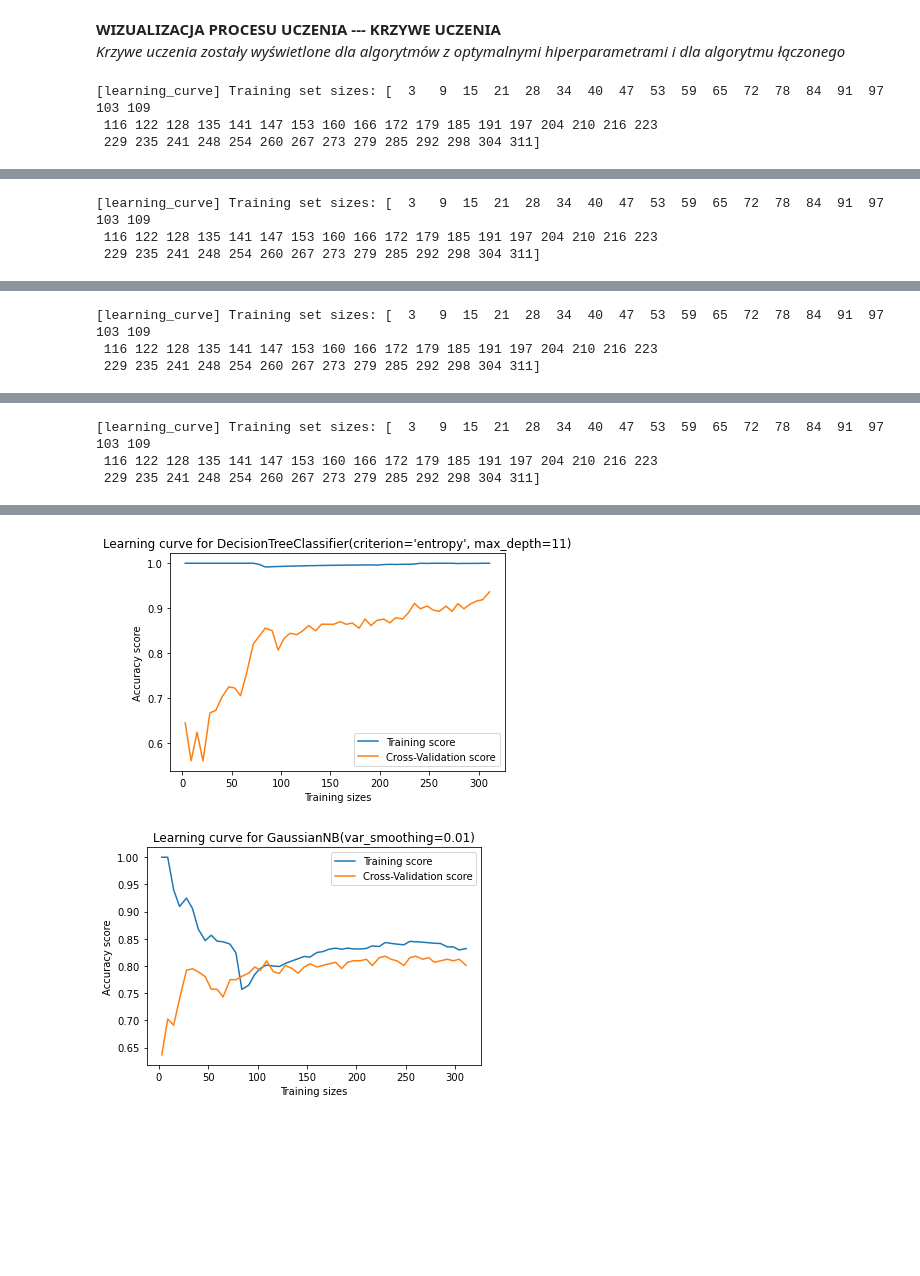
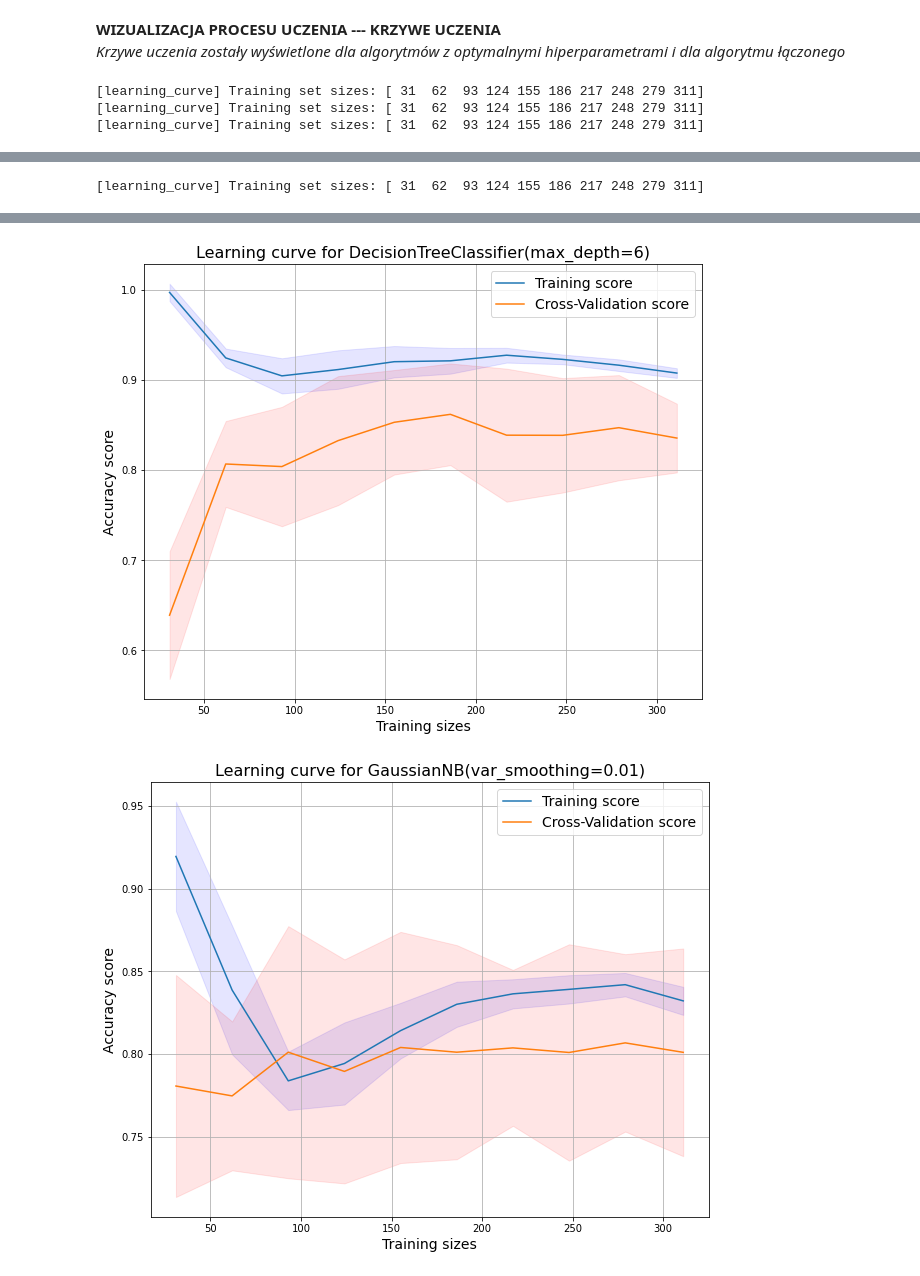
Before and after one commit to wiktor-kawa/Algorytmy-Uczenia-Maszynowego---Projekt, a Jupyter notebook: AUM_projekt.ipynb, the cells around one changed output, grey strips where cells are left out. Saved outputs shown, nothing was run; the diff lists cells and outputs as text; code cells hidden in the pictures; blank space fills up the shorter version.

```diff
--- a/AUM_projekt.ipynb
+++ b/AUM_projekt.ipynb
@@ -328,7 +328,7 @@ from sklearn.tree import DecisionTreeClassifier
 from sklearn.tree import export_graphviz
 import graphviz
 
-clf_tree = DecisionTreeClassifier(max_depth = 6, random_state = 0)
+clf_tree = DecisionTreeClassifier(max_depth = 2, random_state = 0)
 clf_tree.fit(X_train, y_train)
 
 y_predicted_tree = clf_tree.predict(X_test)
@@ -361,11 +361,11 @@ Liczba błędnie sklasyfikowanych samochodów ze wszystkich 346 w zbiorze testow
 from sklearn.model_selection import GridSearchCV
 
 param_grid = {
-    "max_depth": [1, 2, 3, 4, 5, 6, 7, 8, 9, 10, 11, 12, 13, 14, 15],
+    "max_depth": [2, 3, 4, 5, 6, 7],
     "criterion": ['gini', 'entropy', 'log_loss'],
 }
 
-search_tree = GridSearchCV(clf_tree, param_grid, n_jobs=2)
+search_tree = GridSearchCV(clf_tree, param_grid, n_jobs=-1)
 search_tree.fit(X_train, y_train)
 print("Najlepsze hiperparametry to: ")
 print(search_tree.best_params_)
@@ -456,7 +459,7 @@ param_grid = {
     "var_smoothing": [1e-9, 1e-8, 1e-7, 1e-6, 1e-5, 1e-4, 1e-3, 0.01, 0.1, 1.0, 10.0, 100.0],
 }
 
-search_nb = GridSearchCV(clf_nb, param_grid, n_jobs=2)
+search_nb = GridSearchCV(clf_nb, param_grid, n_jobs=-1)
 search_nb.fit(X_train, y_train)
 print("Najlepsze hiperparametry to: ")
 print(search_nb.best_params_)
@@ -701,7 +702,7 @@ data
 # %%
 from sklearn.model_selection import learning_curve
 
-def plot_learning_curve(estimator, X, y, cv = None, n_jobs = None, train_sizes = np.linspace(0.01, 1, 50)):
+def plot_learning_curve(estimator, X, y, cv = None, n_jobs = None, train_sizes = np.linspace(0.1, 1, 10)):
 
     train_sizes, train_scores, test_scores, fit_times, _ = learning_curve(estimator, X, y, cv = cv, scoring = 'accuracy', n_jobs = n_jobs, train_sizes = train_sizes, verbose = 1, return_times = True)
 
@@ -712,24 +713,30 @@ def plot_learning_curve(estimator, X, y, cv = None, n_jobs = None, train_sizes =
     fit_times_mean = np.mean(fit_times, axis = 1)
     fit_times_std = np.std(fit_times, axis = 1)
 
-    plt.plot(train_sizes, train_mean, label = 'Training score')
-    plt.plot(train_sizes, test_mean, label = 'Cross-Validation score')
+    fig, ax = plt.subplots(figsize=(10,8))
 
-    plt.title('Learning curve for ' + str(estimator))
-    plt.xlabel('Training sizes')
-    plt.ylabel('Accuracy score')
-    plt.legend(loc = 'best')
+    ax.set_title('Learning curve for ' + str(estimator), fontsize = 16)
 
-figure(1)
+    ax.plot(train_sizes, train_mean, label = 'Training score')
+    ax.plot(train_sizes, test_mean, label = 'Cross-Validation score')
+
+    ax.fill_between(train_sizes, train_mean - train_std, train_mean + train_std, alpha = 0.1, color = "b")
+    ax.fill_between(train_sizes, test_mean - test_std, test_mean + test_std, alpha = 0.1, color = "r")
+
+    ax.set_xlabel('Training sizes', fontsize = 14)
+    ax.set_ylabel('Accuracy score', fontsize = 14)
+    ax.grid()
+    ax.legend(loc = 'best', fontsize = 14)
+
 plot_learning_curve(clf_tree2, X_test, y_test, cv = 10, n_jobs = -1)
-figure(2)
-plot_learning_curve(clf_nb2, X_test, y_test, cv = 10, n_jobs = -1)
-figure(3)
-plot_learning_curve(clf_mlp2, X_test, y_test, cv = 10, n_jobs = -1)
-figure(4)
+
+plot_learning_curve(clf_nb2, X_test, y_test, cv = 10, n_jobs = -1)    #-> ?
+
+plot_learning_curve(clf_mlp2, X_test, y_test, cv = 10, n_jobs = -1)   #-> overfitting
+
 plot_learning_curve(stack_model, X_test, y_test, cv = 10, n_jobs = -1)
 # %% [output]
-[learning_curve] Training set sizes: [  3   9  15  21  28  34  40  47  53  59  65  72  78  84  91  97 103 109
- 116 122 128 135 141 147 153 160 166 172 179 185 191 197 204 210 216 223
- 229 235 241 248 254 260 267 273 279 285 292 298 304 311]
+[learning_curve] Training set sizes: [ 31  62  93 124 155 186 217 248 279 311]
+[learning_curve] Training set sizes: [ 31  62  93 124 155 186 217 248 279 311]
+[learning_curve] Training set sizes: [ 31  62  93 124 155 186 217 248 279 311]
 [Parallel(n_jobs=-1)]: Using backend LokyBackend with 16 concurrent workers.
@@ -738,3 +749 @@ plot_learning_curve(stack_model, X_test, y_test, cv = 10, n_jobs = -1)
-[learning_curve] Training set sizes: [  3   9  15  21  28  34  40  47  53  59  65  72  78  84  91  97 103 109
- 116 122 128 135 141 147 153 160 166 172 179 185 191 197 204 210 216 223
- 229 235 241 248 254 260 267 273 279 285 292 298 304 311]
+[learning_curve] Training set sizes: [ 31  62  93 124 155 186 217 248 279 311]
@@ -743,3 +750,0 @@ plot_learning_curve(stack_model, X_test, y_test, cv = 10, n_jobs = -1)
-[learning_curve] Training set sizes: [  3   9  15  21  28  34  40  47  53  59  65  72  78  84  91  97 103 109
- 116 122 128 135 141 147 153 160 166 172 179 185 191 197 204 210 216 223
- 229 235 241 248 254 260 267 273 279 285 292 298 304 311]
@@ -748,3 +750,0 @@ plot_learning_curve(stack_model, X_test, y_test, cv = 10, n_jobs = -1)
-[learning_curve] Training set sizes: [  3   9  15  21  28  34  40  47  53  59  65  72  78  84  91  97 103 109
- 116 122 128 135 141 147 153 160 166 172 179 185 191 197 204 210 216 223
- 229 235 241 248 254 260 267 273 279 285 292 298 304 311]
@@ -752,2 +751,2 @@ plot_learning_curve(stack_model, X_test, y_test, cv = 10, n_jobs = -1)
-[figure, old version]
+[figure, new version]
-[figure, old version]
+[figure, new version]
```
Also changed, not shown: parts of 11 cells of this notebook.
